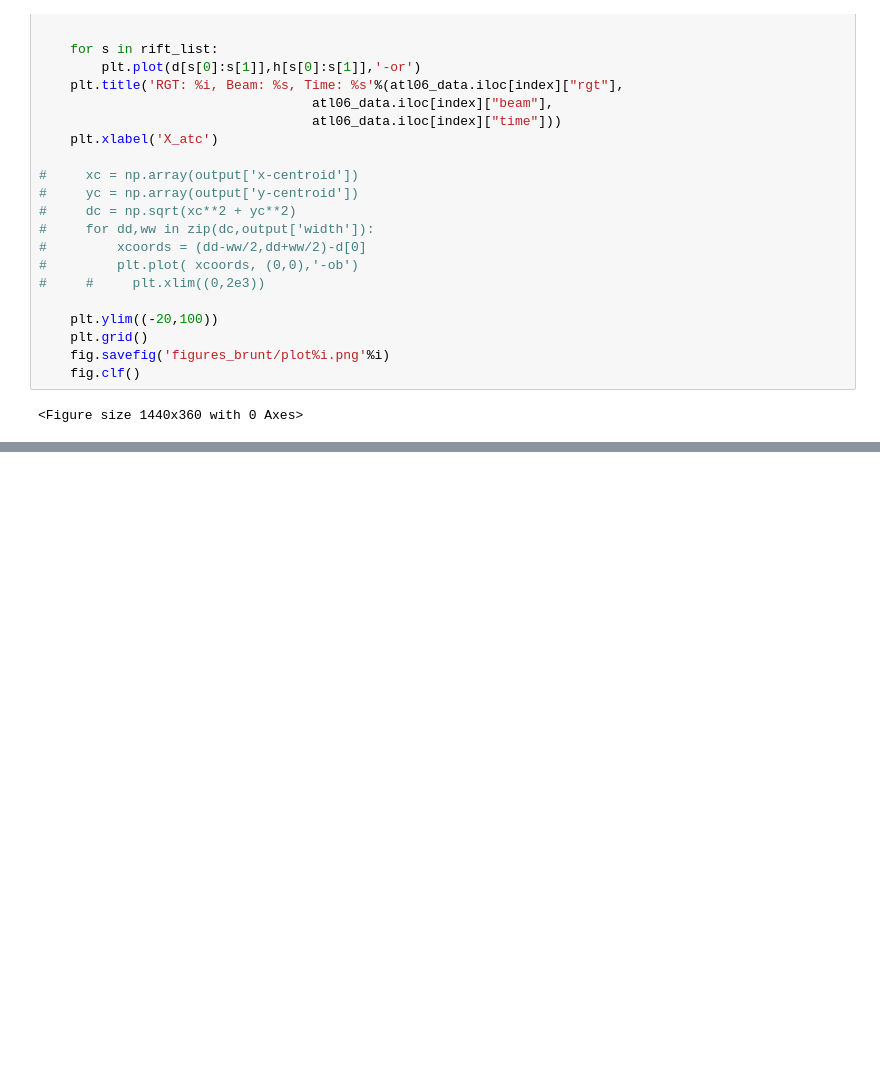
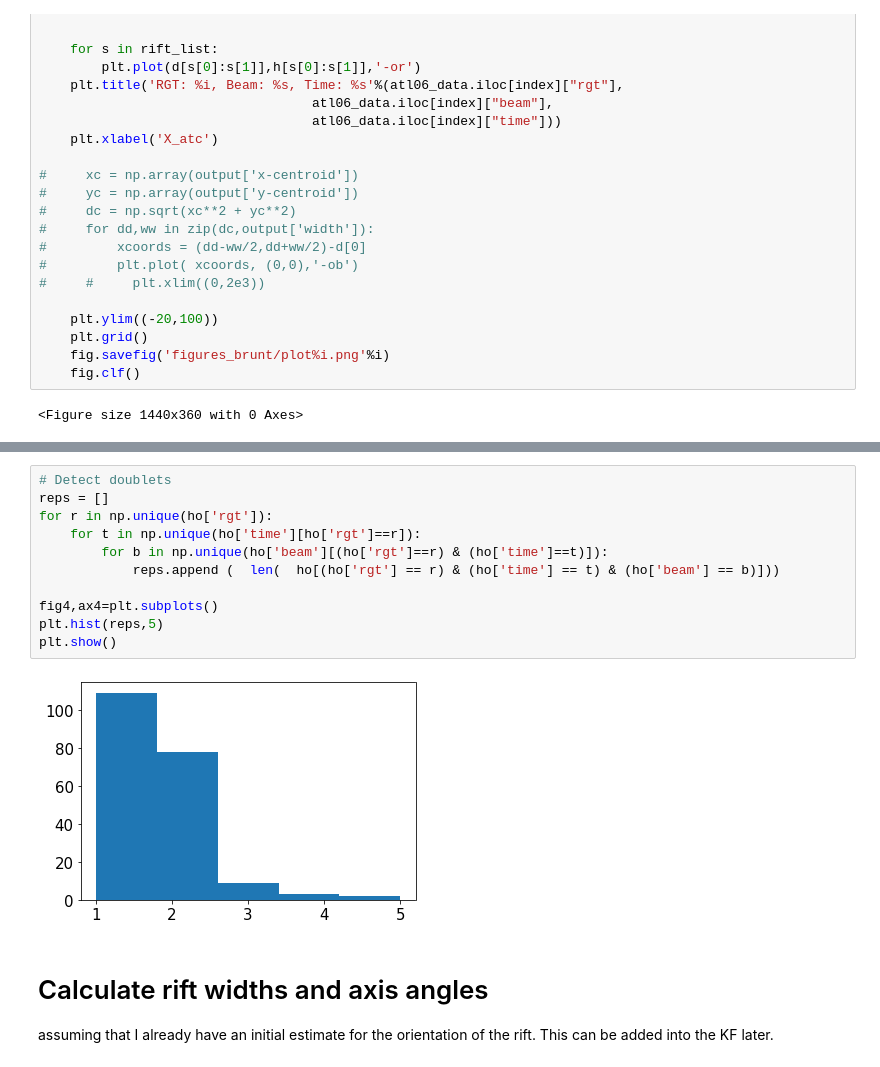
Before and after one commit to bradlipovsky/antarctic-rift-catalog, a Jupyter notebook: workflow.ipynb, the cells around one changed output, grey strips where cells are left out. Drawn from its saved outputs; the diff is of its cells as text; blank space fills up the shorter version.

```diff
--- a/workflow.ipynb
+++ b/workflow.ipynb
@@ -215,0 +392,16 @@ for i in range(1,n):
+# %%
+# Detect doublets
+reps = []
+for r in np.unique(ho['rgt']):
+    for t in np.unique(ho['time'][ho['rgt']==r]):
+        for b in np.unique(ho['beam'][(ho['rgt']==r) & (ho['time']==t)]):
+            reps.append (  len(  ho[(ho['rgt'] == r) & (ho['time'] == t) & (ho['beam'] == b)]))
+
+fig4,ax4=plt.subplots()
+plt.hist(reps,5)
+plt.show()
+# %% [output]
+[figure, added]
+# %% [markdown]
+# Calculate rift widths and axis angles
+assuming that I already have an initial estimate for the orientation of the rift.  This can be added into the KF later.
```
Also changed, not shown: parts of 27 cells of this notebook, 2 other files.
